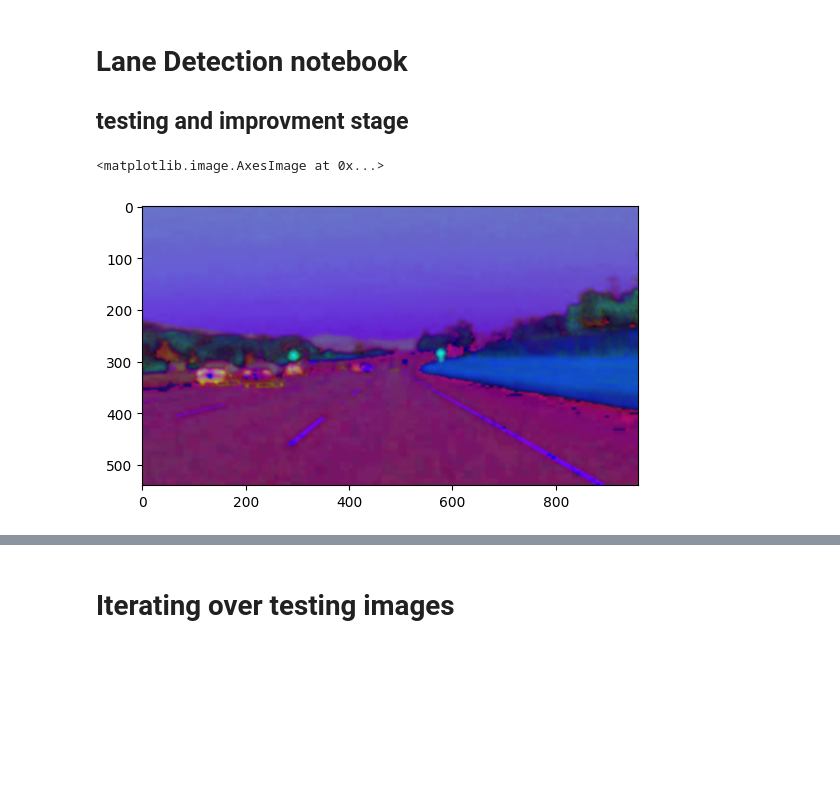
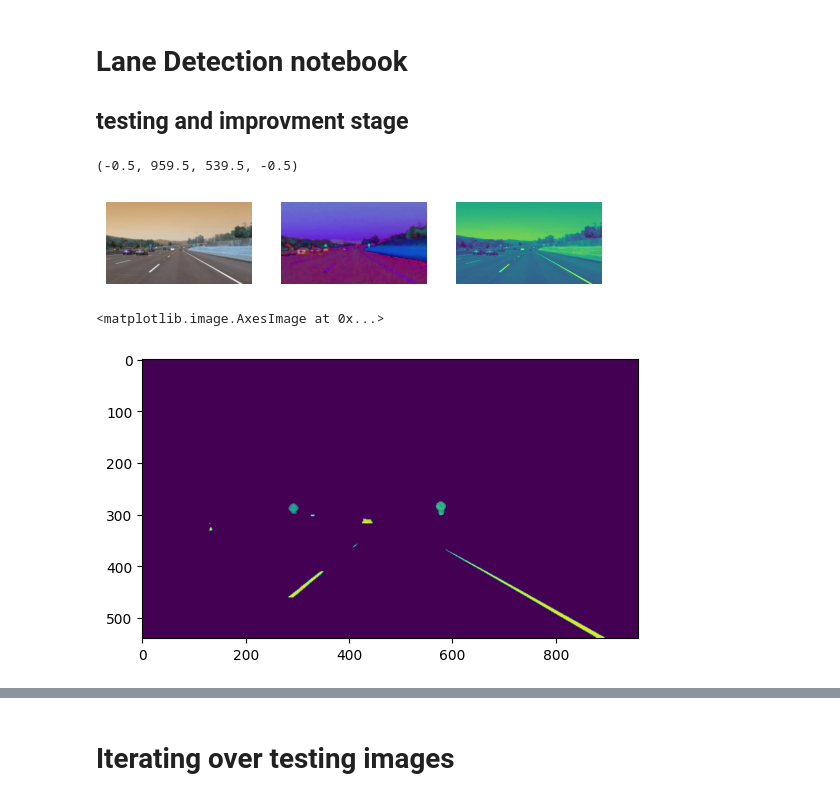
Before and after one commit to ahmed-elshamy23/Vehicle-Safety-and-Passenger-Comfort-System-With-AI-Enhanced-ADAS, a Jupyter notebook: AI Models/LKA/lane_detection_development.ipynb, the cells around one changed output, grey strips where cells are left out. Saved outputs shown, nothing was run; the diff lists cells and outputs as text; code cells hidden in the pictures; blank space fills up the shorter version.

```diff
--- a/AI Models/LKA/lane_detection_development.ipynb
+++ b/AI Models/LKA/lane_detection_development.ipynb
@@ -23,12 +11,37 @@ captured = cv2.imread("CarND-LaneLines-P1\\test_images\\solidWhiteCurve.jpg")
 # Check if the image was loaded successfully
 if captured is  None:
     print("Failed to load the image.")
-# %%
-# Convert the image to grayscale
-frame = cv2.cvtColor(captured, cv2.COLOR_BGR2HSV)
-frame = cv2.GaussianBlur(frame, (5, 5), 3)
-plt.imshow(frame)
-# %% [output]
-<matplotlib.image.AxesImage at 0x...>
-[figure, removed]
+# %%
+# Convert the image to grayscale
+gausian = cv2.GaussianBlur(captured, (5, 5), 3)
+hsv = cv2.cvtColor(gausian, cv2.COLOR_BGR2HSV)
+gray = cv2.cvtColor(gausian, cv2.COLOR_BGR2GRAY)
+
+
+plt.subplot(1, 3, 1)
+plt.imshow(gausian)
+plt.axis('off')
+
+plt.subplot(1, 3, 2)
+plt.imshow(hsv)
+plt.axis('off')
+
+plt.subplot(1, 3, 3)
+plt.imshow(gray)
+plt.axis('off')
+# %% [output]
+(-0.5, 959.5, 539.5, -0.5)
+[figure, added]
+# %%
+lower_yellow = np.array([20, 100, 100])
+upper_yellow = np.array([30, 255, 255])
+mask_yellow = cv2.inRange(hsv, lower_yellow, upper_yellow)
+mask_white = cv2.inRange(gray, 200, 255)
+mask_yw = cv2.bitwise_or(mask_white, mask_yellow)
+mask_yw_image = cv2.bitwise_and(gray, mask_yw)
+
+plt.imshow(mask_yw_image)
+# %% [output]
+<matplotlib.image.AxesImage at 0x...>
+[figure, added]
 # %%
```
Also changed, not shown: parts of 7 cells of this notebook, 1 other file.
